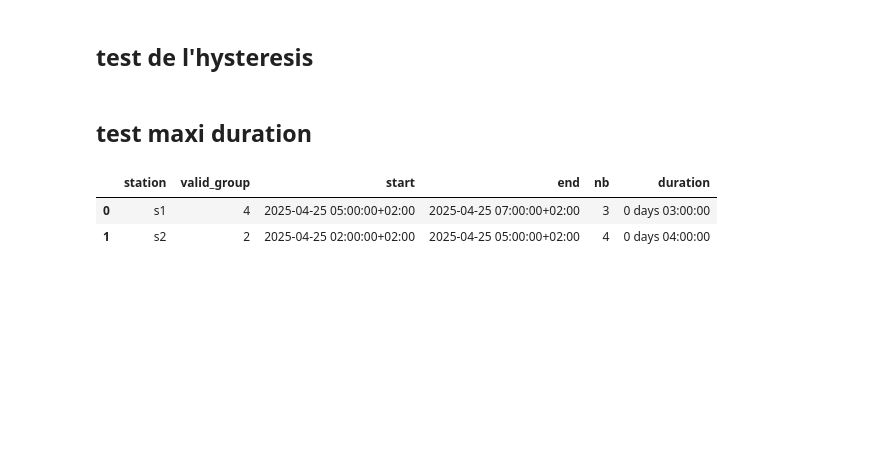
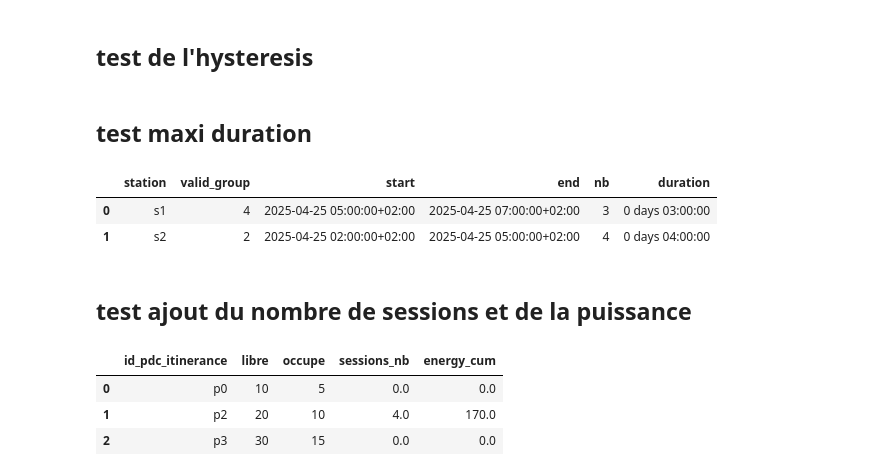
Before and after one commit to loco-labs/qualicharge-rtet, a Jupyter notebook: saturation/source/tests_saturation.ipynb, the cells around one changed output. Drawn from its saved outputs; the diff is of its cells as text; code cells hidden in the pictures; blank space fills up the shorter version.

```diff
--- a/saturation/source/tests_saturation.ipynb
+++ b/saturation/source/tests_saturation.ipynb
@@ -395,3 +398,28 @@ pu_duration
 |  | station | valid_group | start | end | nb | duration |
 | 0 | s1 | 4 | 2025-04-25 05:00:00+02:00 | 2025-04-25 07:00:00+02:00 | 3 | 0 days 03:00:00 |
 | 1 | s2 | 2 | 2025-04-25 02:00:00+02:00 | 2025-04-25 05:00:00+02:00 | 4 | 0 days 04:00:00 |
+# %% [markdown]
+## test ajout du nombre de sessions et de la puissance
+# %%
+start = [1, 1.2, 3, 5.5, 9, 13.1, 20]
+end = [2.1, 2.7, 5, 7.5, 12.1, 15.1, 22.6]
+timestamp = pd.Timestamp('2025-04-25T00:00:00+02:00')
+
+sessions = pd.DataFrame( {'start': [timestamp + pd.Timedelta(hours=val) for val in start],
+                          'end': [timestamp + pd.Timedelta(hours=val) for val in end],
+                          'id_pdc_itinerance': ['p1', 'p2', 'p2', 'p1', 'p2', 'p1', 'p2'],
+                          'energy': [10, 20, 30, 40, 50, 60, 70]})
+states = pd.DataFrame({'id_pdc_itinerance': ['p0', 'p2', 'p3'],
+                       'libre': [10, 20, 30],
+                       'occupe': [5, 10, 15]})
+
+full_states = add_sessions_info(states, sessions, group_name='id_pdc_itinerance')
+assert full_states.loc[full_states['id_pdc_itinerance'] == 'p2', 'sessions_nb'].values[0] == 4
+assert full_states.loc[full_states['id_pdc_itinerance'] == 'p2', 'energy_cum'].values[0] == 170
+
+full_states
+# %% [output]
+|  | id_pdc_itinerance | libre | occupe | sessions_nb | energy_cum |
+| 0 | p0 | 10 | 5 | 0.0 | 0.0 |
+| 1 | p2 | 20 | 10 | 4.0 | 170.0 |
+| 2 | p3 | 30 | 15 | 0.0 | 0.0 |
```
Also changed, not shown: parts of 3 cells of this notebook, 2 other files.
